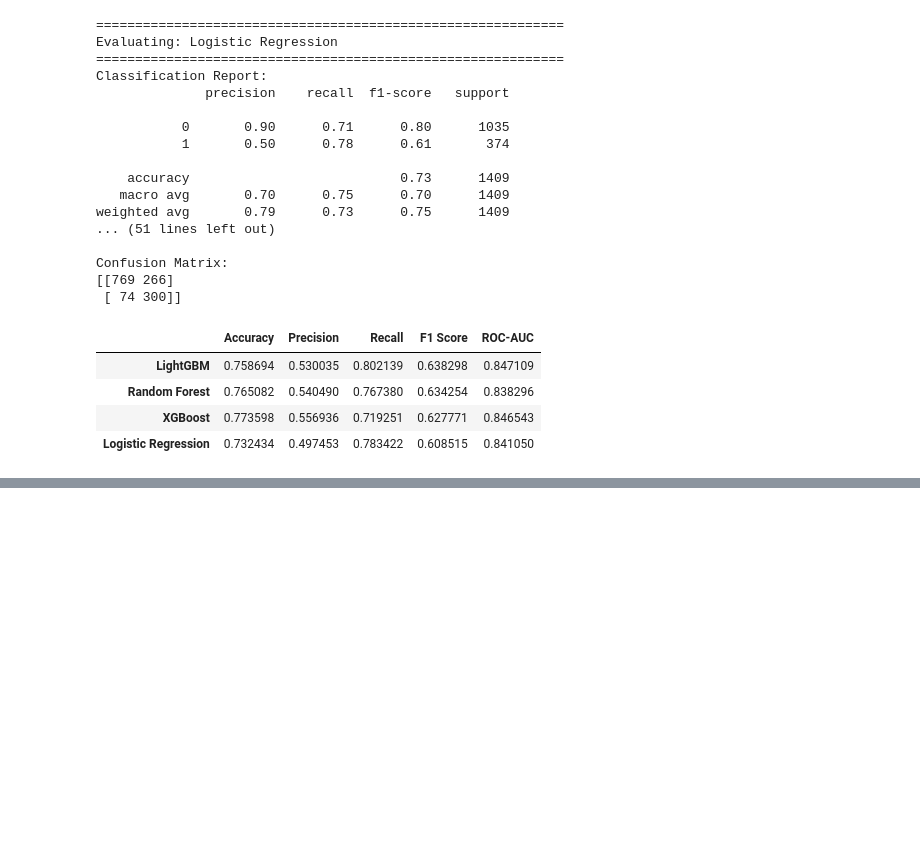
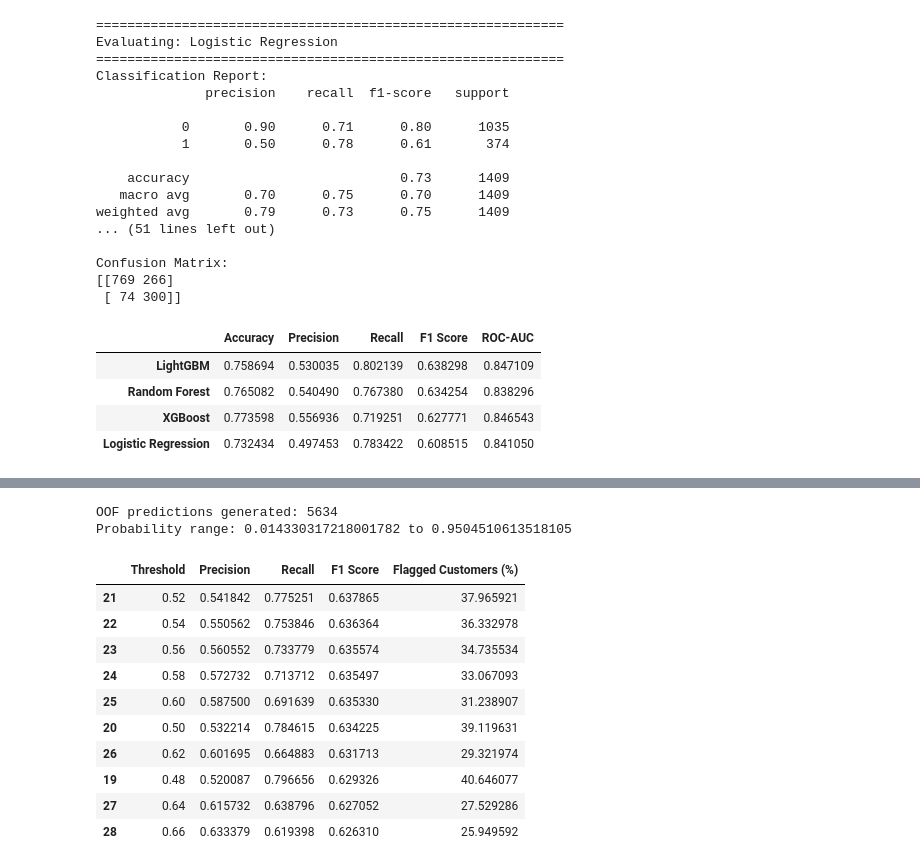
Before and after one commit to Anshbharadwaj28/customer-intelligence-churn-prediction, a Jupyter notebook: notebook/03_model_training.ipynb, the cells around one changed output, grey strips where cells are left out. Drawn from its saved outputs; the diff is of its cells as text; code cells hidden in the pictures; blank space fills up the shorter version.

```diff
--- a/notebook/03_model_training.ipynb
+++ b/notebook/03_model_training.ipynb
@@ -479,0 +528,70 @@ best_model = best_lgbm_model
+# %%
+from sklearn.model_selection import cross_val_predict
+
+oof_probabilities = cross_val_predict(
+    best_lgbm_model,
+    X_train,
+    y_train,
+    cv=cv_strategy,
+    method="predict_proba",
+    n_jobs=1
+)[:, 1]
+
+print("OOF predictions generated:", len(oof_probabilities))
+print("Probability range:", oof_probabilities.min(), "to", oof_probabilities.max())
+# %% [output]
+OOF predictions generated: 5634
+Probability range: 0.014330317218001782 to 0.9504510613518105
+# %%
+import numpy as np
+import pandas as pd
+
+from sklearn.metrics import (
+    precision_score,
+    recall_score,
+    f1_score
+)
+
+thresholds = np.arange(0.10, 0.81, 0.02)
+
+threshold_results = []
+
+for threshold in thresholds:
+    y_pred_threshold = (oof_probabilities >= threshold).astype(int)
+
+    precision = precision_score(
+        y_train, y_pred_threshold, zero_division=0
+    )
+    recall = recall_score(
+        y_train, y_pred_threshold, zero_division=0
+    )
+    f1 = f1_score(
+        y_train, y_pred_threshold, zero_division=0
+    )
+
+    threshold_results.append({
+        "Threshold": round(threshold, 2),
+        "Precision": precision,
+        "Recall": recall,
+        "F1 Score": f1,
+        "Flagged Customers (%)": y_pred_threshold.mean() * 100
+    })
+
+threshold_df = pd.DataFrame(threshold_results)
+
+threshold_df.sort_values(
+    by="F1 Score",
+    ascending=False
+).head(10)
+# %% [output]
+|  | Threshold | Precision | Recall | F1 Score | Flagged Customers (%) |
+| 21 | 0.52 | 0.541842 | 0.775251 | 0.637865 | 37.965921 |
+| 22 | 0.54 | 0.550562 | 0.753846 | 0.636364 | 36.332978 |
+| 23 | 0.56 | 0.560552 | 0.733779 | 0.635574 | 34.735534 |
+| 24 | 0.58 | 0.572732 | 0.713712 | 0.635497 | 33.067093 |
+| 25 | 0.60 | 0.587500 | 0.691639 | 0.635330 | 31.238907 |
+| 20 | 0.50 | 0.532214 | 0.784615 | 0.634225 | 39.119631 |
+| 26 | 0.62 | 0.601695 | 0.664883 | 0.631713 | 29.321974 |
+| 19 | 0.48 | 0.520087 | 0.796656 | 0.629326 | 40.646077 |
+| 27 | 0.64 | 0.615732 | 0.638796 | 0.627052 | 27.529286 |
+| 28 | 0.66 | 0.633379 | 0.619398 | 0.626310 | 25.949592 |
```
Also changed, not shown: parts of 7 cells of this notebook.
